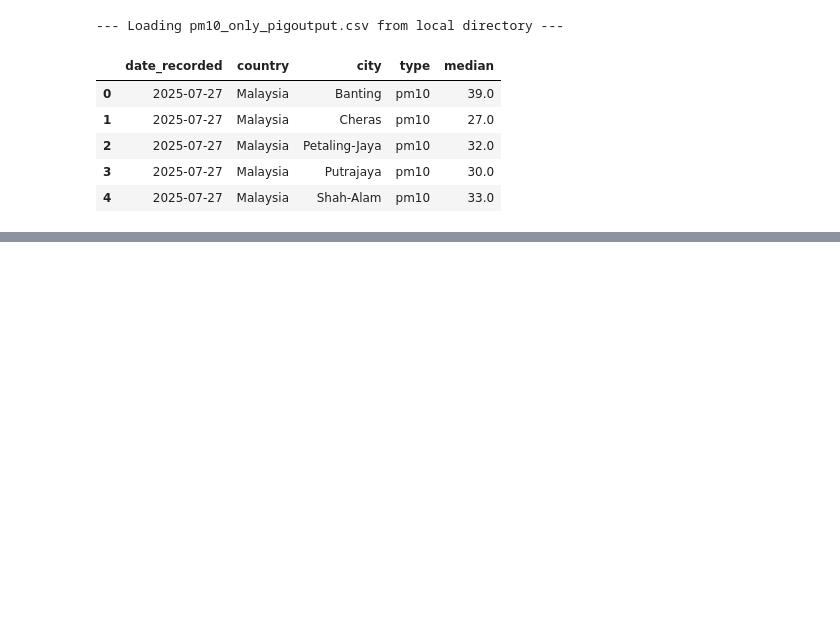
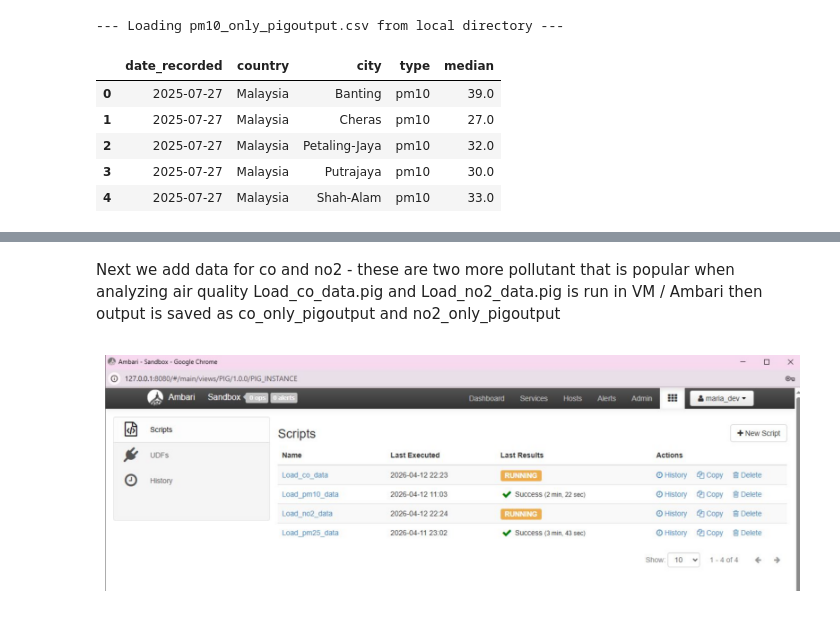
Before and after one commit to muzaffarizamuddin/P166246_Data_Management_Final_Report, a Jupyter notebook: historical_AQI_data_combine.ipynb, the cells around one changed output, grey strips where cells are left out. Saved outputs shown, nothing was run; the diff lists cells and outputs as text; code cells hidden in the pictures; blank space fills up the shorter version.

```diff
--- a/historical_AQI_data_combine.ipynb
+++ b/historical_AQI_data_combine.ipynb
@@ -492,0 +493,8 @@ plt.show()
+# %% [markdown]
+Next we add data for co and no2 - these are two more pollutant that is popular when analyzing air quality
+Load_co_data.pig and Load_no2_data.pig is run in VM / Ambari
+then output is saved as co_only_pigoutput and no2_only_pigoutput
+# %%
+show_github_img("images/co_no2_pigrunning.JPG")
+# %% [output]
+[figure, added]
```
Also changed, not shown: parts of 6 cells of this notebook.
